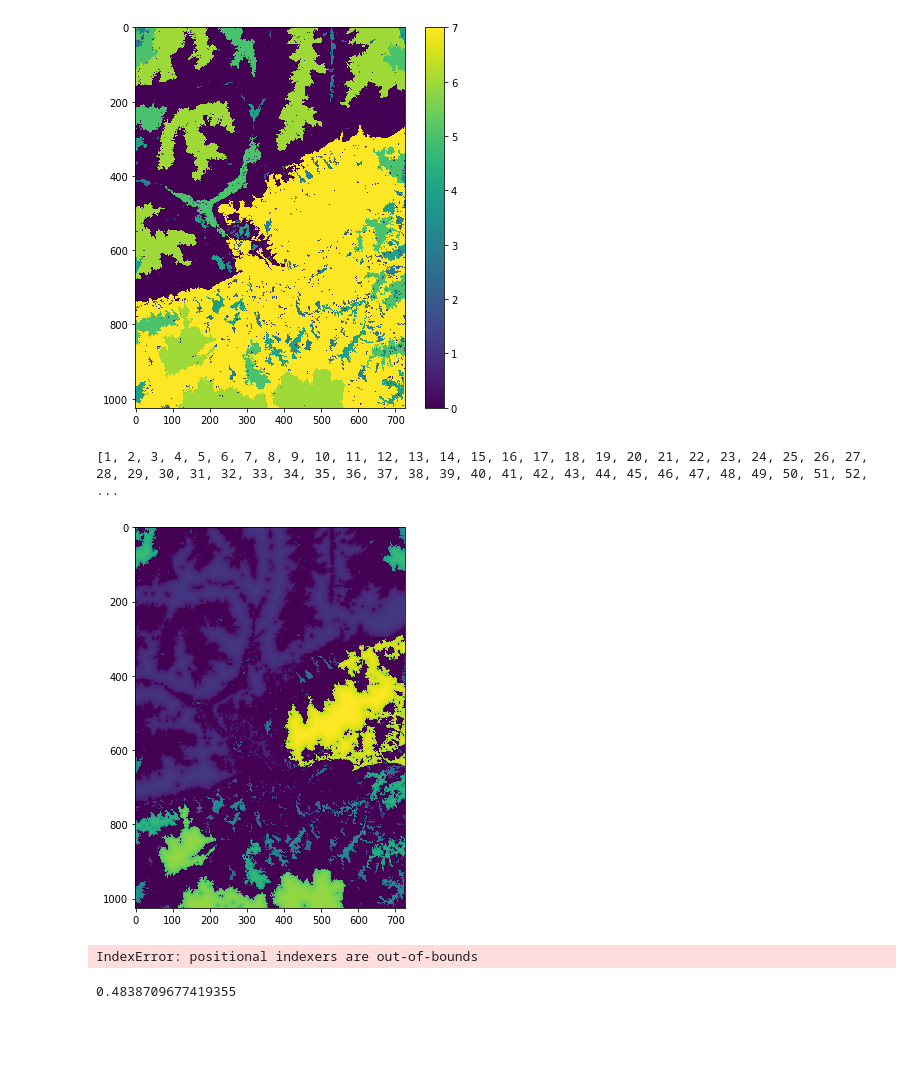
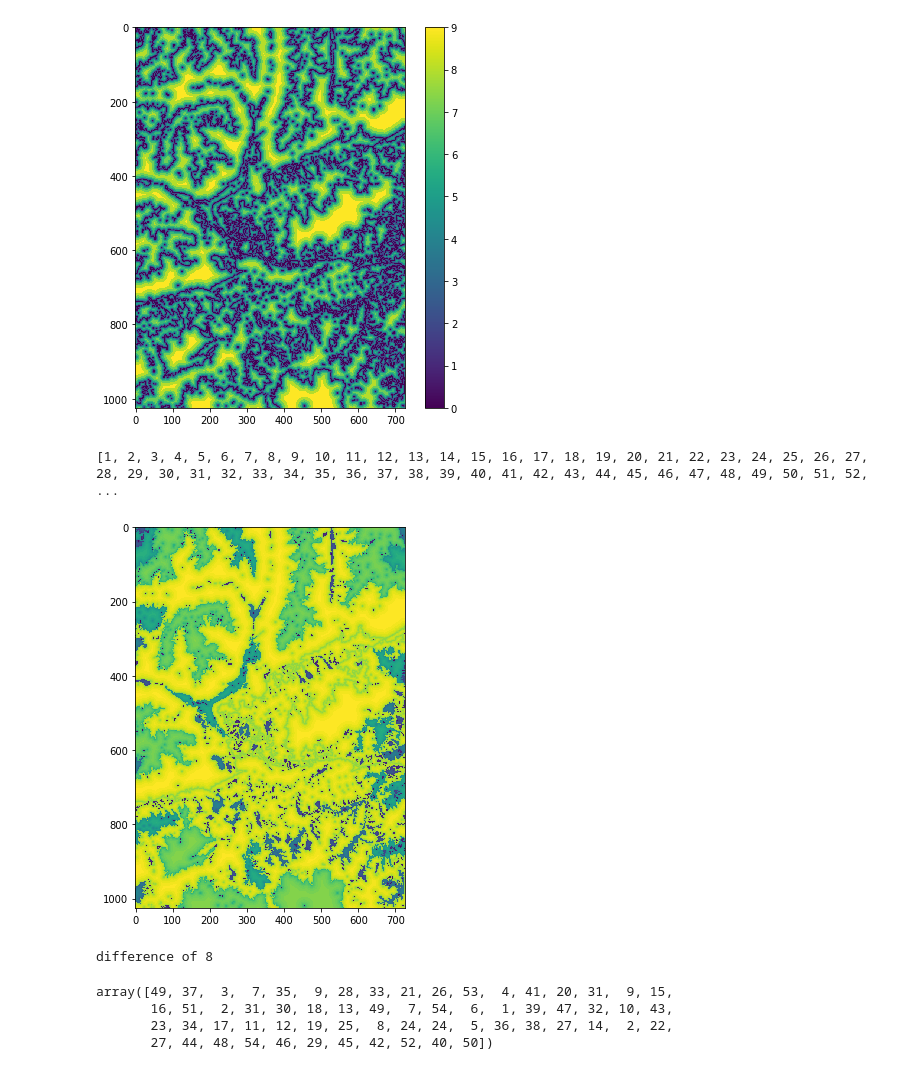
Before and after one commit to EllieBowler/optimising-sample-designs, a Jupyter notebook: uniform tests.ipynb, the cells around one changed output. Cells and saved outputs as stored; diff of their text form; code cells hidden in the pictures; blank space fills up the shorter version.

```diff
--- a/uniform tests.ipynb
+++ b/uniform tests.ipynb
@@ -9,6 +9,7 @@ import numpy as np
 from scipy import ndimage
 import pandas as pd
 from matplotlib import pyplot as plt
+from random import randint
 
 
 def get_file_info(file_path):
@@ -47,12 +48,12 @@ def extract_raster(tif_path):
 def discretize_metric(metric, mask, nbins):
     """Convert continuous metrics into discrete, using the specified number of bins"""
     imheight, imwidth = metric.shape
-    # Mask out invalid areas of metric
-    metric_mask = np.ma.masked_array(metric, mask=mask)
+    # Mask out invalid areas of metric (numpy masked array function reads one as invalid, so invert mask)
+    metric_mask = np.ma.masked_array(metric, mask=(1-mask))
     # Break range of unmasked metric values into 'nbins' intervals
     hist, breaks = np.histogram(metric_mask.compressed(), bins=nbins)
     # Each bin a unique integer ID
-    ids = np.linspace(0, nbins-1, nbins).astype(int)
+    ids = np.arange(0, nbins)
     ones = np.ones((imheight, imwidth))
     metric_bin = np.zeros((imheight, imwidth))
     # Loop through ID's and convert all values in each bin to corresponding id
@@ -100,7 +101,8 @@ habmap_path = 'raw/HabitatMap.tif'
 metrics = ['raw/DistanceToEdgeLog2.tif', 'raw/FragmentAreaLog10.tif']
 bins = [10, 8]
 mask_path = 'raw/InvalidAreasMask.tif'
-nsp = 30
+mask_path = None
+nsp = 62
 
 # get geo info and habitat map from tif file
 habmap, nbins, res, GeoT, auth_code = get_file_info(habmap_path)
@@ -123,11 +125,11 @@ for i in range(len(metrics)):
 binned_metrics, combo_df, bin_breaks = bin_metrics(metric_list, mask, bins_list)
 # %%
 plt.figure(figsize=(7, 7))
-plt.imshow(binned_metrics[1])
+plt.imshow(binned_metrics[0])
 plt.colorbar()
 plt.show()
 # %% [output]
-[figure, old version]
+[figure, new version]
 # %%
 def generate_all_layers(binned_metrics, mask, combo_df, nsp):
     """Create single combined ID array and calculate the optimum number of sample sites in each ID """
@@ -183,4 +185,4 @@ plt.figure(figsize=(7, 7))
 plt.imshow(ID_im)
 plt.show()
 # %% [output]
-[figure, old version]
+[figure, new version]
@@ -187,30 +210,34 @@ plt.show()
+# %%
+id_mix, ID_df = generate_id_list(unique_IDs, s_opt, nsp, ID_df)
+# %% [output]
+difference of 8
+# %%
+id_mix
+# %% [output]
+array([49, 37,  3,  7, 35,  9, 28, 33, 21, 26, 53,  4, 41, 20, 31,  9, 15,
+       16, 51,  2, 31, 30, 18, 13, 49,  7, 54,  6,  1, 39, 47, 32, 10, 43,
+       23, 34, 17, 11, 12, 19, 25,  8, 24, 24,  5, 36, 38, 27, 14,  2, 22,
+       27, 44, 48, 54, 46, 29, 45, 42, 52, 40, 50])
 # %%
-def generate_id_list(unique_IDs, s_opt, nsp, ID_df):
-    """Create a list where each unique ID is repeated by s_opt"""
-    id_rep = np.repeat(unique_IDs, np.floor(s_opt))
-    # If there is a difference in the number of sample sites and the number of elements
-    # in id_rep then add extras randomly from the list of IDs, without replacement
-    diff = nsp - len(id_rep)
-    while diff >= len(unique_IDs):
-        id_rep = np.hstack([id_rep, unique_IDs])
-        diff = nsp - len(id_rep)
-    extra_sites = np.random.choice(unique_IDs, nsp - len(id_rep), replace=False)
-    id_list = np.hstack([id_rep, extra_sites])  # Now list of length nsp
-    # Randomly permute list
-    id_mix = np.random.choice(id_list, nsp, replace=False)
-    # If nsp is less than the number of IDs (i.e one or less sample per ID),
-    # then create a reduced dataframe
-    if len(id_mix) < len(unique_IDs):
-        id_mix.sort()
-        ID_df = ID_df.iloc[id_mix]
-    ID_df['Freq'] = np.unique(id_mix, return_counts=True)[1]
-    return id_mix, ID_df
+# def generate_id_list(unique_IDs, s_opt, nsp, ID_df):
+#     """Create a list where each unique ID is repeated by s_opt"""
+#     id_rep = np.repeat(unique_IDs, np.floor(s_opt))
+#     # If there is a difference in the number of sample sites and the number of elements
+#     # in id_rep then add extras randomly from the list of IDs, without replacement
+#     diff = nsp - len(id_rep)
+#     while diff >= len(unique_IDs):
+#         id_rep = np.hstack([id_rep, unique_IDs])
+#         diff = nsp - len(id_rep)
+#     extra_sites = np.random.choice(unique_IDs, nsp - len(id_rep), replace=False)
+#     id_list = np.hstack([id_rep, extra_sites])  # Now list of length nsp
+#     # Randomly permute list
+#     id_mix = np.random.choice(id_list, nsp, replace=False)
+#     # If nsp is less than the number of IDs (i.e one or less sample per ID),
+#     # then create a reduced dataframe
+#     if len(id_mix) < len(unique_IDs):
+#         id_mix.sort()
+#         ID_df = ID_df.iloc[id_mix]
+#     ID_df['Freq'] = np.unique(id_mix, return_counts=True)[1]
+#     return id_mix, ID_df
 
-s_opt = 2
-id_mix, ID_df = generate_id_list(unique_IDs, s_opt, nsp, ID_df)
+# id_mix, ID_df = generate_id_list(unique_IDs, s_opt, nsp, ID_df)
-# %% [output]
-IndexError: positional indexers are out-of-bounds
-# %%
-s_opt
-# %% [output]
-0.4838709677419355
```
Also changed, not shown: parts of 4 cells of this notebook.
